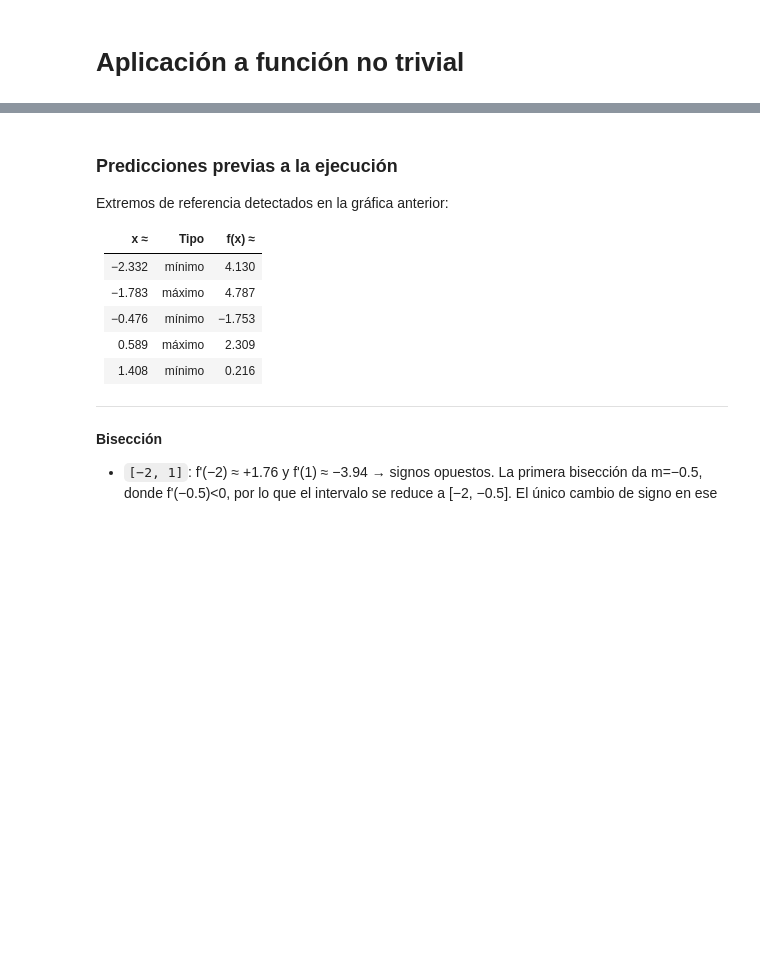
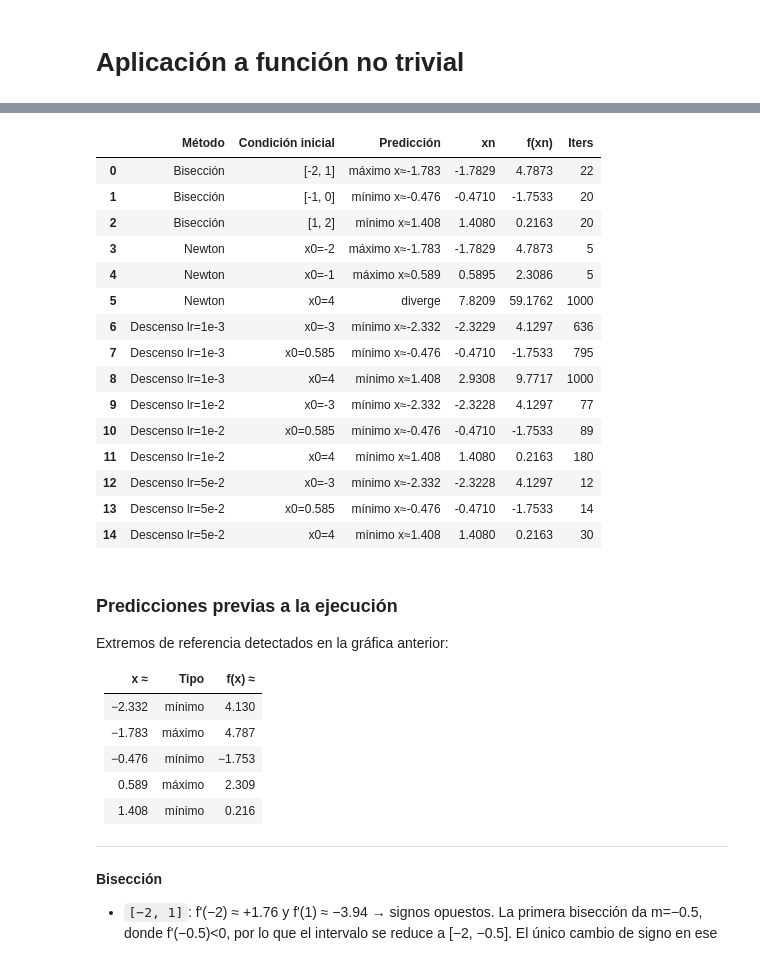
Before and after one commit to ignrdz2/2026_1_CALCULO-APLICADO_2DO-PROYECTO, a Jupyter notebook: project.ipynb, the cells around one changed output, grey strips where cells are left out. Cells and saved outputs as stored; diff of their text form; code cells hidden in the pictures; blank space fills up the shorter version.

```diff
--- a/project.ipynb
+++ b/project.ipynb
@@ -200,37 +208,56 @@ predicciones = {
     ("Descenso",   "x0=0.585, lr=5e-2"): "mínimo x≈-0.476",
     ("Descenso",   "x0=4, lr=5e-2"):   "mínimo x≈1.408",
 }
 
 filas = []
 
 # Bisección
 for a, b in [(-2, 1), (-1, 0), (1, 2)]:
     cond = f"[{a}, {b}]"
     xn, iters = biseccion(f, a, b)
     filas.append({"Método": "Bisección", "Condición inicial": cond,
                   "Predicción": predicciones[("Bisección", cond)],
                   "xn": round(xn, 4), "f(xn)": round(f.eval(xn), 4), "Iters": iters})
 
 # Newton
 for x0 in [-2, -1, 4]:
     cond = f"x0={x0}"
     xn, iters = newton(f, x0)
     filas.append({"Método": "Newton", "Condición inicial": cond,
                   "Predicción": predicciones[("Newton", cond)],
                   "xn": round(xn, 4), "f(xn)": round(f.eval(xn), 4), "Iters": iters})
 
 # Descenso por gradiente (3 learning rates)
 for lr in [1e-3, 1e-2, 5e-2]:
     for x0 in [-3, 0.585, 4]:
-        cond = f"x0={x0}, lr={lr:.0e}"
+        lr_str = f"{lr:.0e}".replace("e-0", "e-")
+        cond = f"x0={x0}, lr={lr_str}"
         xn, iters = descenso_gradiente(f, x0, lr)
-        filas.append({"Método": f"Descenso lr={lr:.0e}", "Condición inicial": f"x0={x0}",
-                      "Predicción": predicciones[("Descenso", f"x0={x0}, lr={lr:.0e}")],
+        filas.append({"Método": f"Descenso lr={lr_str}", "Condición inicial": f"x0={x0}",
+                      "Predicción": predicciones[("Descenso", f"x0={x0}, lr={lr_str}")],
                       "xn": round(xn, 4), "f(xn)": round(f.eval(xn), 4), "Iters": iters})
 
 tabla = pd.DataFrame(filas)
 pd.set_option("display.max_colwidth", 25)
-display(tabla.to_string(index=False))
+#display(tabla.to_string(index=False))  -- Comente porque no se ve como tabla MK
+display(tabla)
+# %% [output]
+|  | Método | Condición inicial | Predicción | xn | f(xn) | Iters |
+| 0 | Bisección | [-2, 1] | máximo x≈-1.783 | -1.7829 | 4.7873 | 22 |
+| 1 | Bisección | [-1, 0] | mínimo x≈-0.476 | -0.4710 | -1.7533 | 20 |
+| 2 | Bisección | [1, 2] | mínimo x≈1.408 | 1.4080 | 0.2163 | 20 |
+| 3 | Newton | x0=-2 | máximo x≈-1.783 | -1.7829 | 4.7873 | 5 |
+| 4 | Newton | x0=-1 | máximo x≈0.589 | 0.5895 | 2.3086 | 5 |
+| 5 | Newton | x0=4 | diverge | 7.8209 | 59.1762 | 1000 |
+| 6 | Descenso lr=1e-3 | x0=-3 | mínimo x≈-2.332 | -2.3229 | 4.1297 | 636 |
+| 7 | Descenso lr=1e-3 | x0=0.585 | mínimo x≈-0.476 | -0.4710 | -1.7533 | 795 |
+| 8 | Descenso lr=1e-3 | x0=4 | mínimo x≈1.408 | 2.9308 | 9.7717 | 1000 |
+| 9 | Descenso lr=1e-2 | x0=-3 | mínimo x≈-2.332 | -2.3228 | 4.1297 | 77 |
+| 10 | Descenso lr=1e-2 | x0=0.585 | mínimo x≈-0.476 | -0.4710 | -1.7533 | 89 |
+| 11 | Descenso lr=1e-2 | x0=4 | mínimo x≈1.408 | 1.4080 | 0.2163 | 180 |
+| 12 | Descenso lr=5e-2 | x0=-3 | mínimo x≈-2.332 | -2.3228 | 4.1297 | 12 |
+| 13 | Descenso lr=5e-2 | x0=0.585 | mínimo x≈-0.476 | -0.4710 | -1.7533 | 14 |
+| 14 | Descenso lr=5e-2 | x0=4 | mínimo x≈1.408 | 1.4080 | 0.2163 | 30 |
 # %% [markdown]
 ### Predicciones previas a la ejecución
 
```
Also changed, not shown: parts of 6 cells of this notebook.
